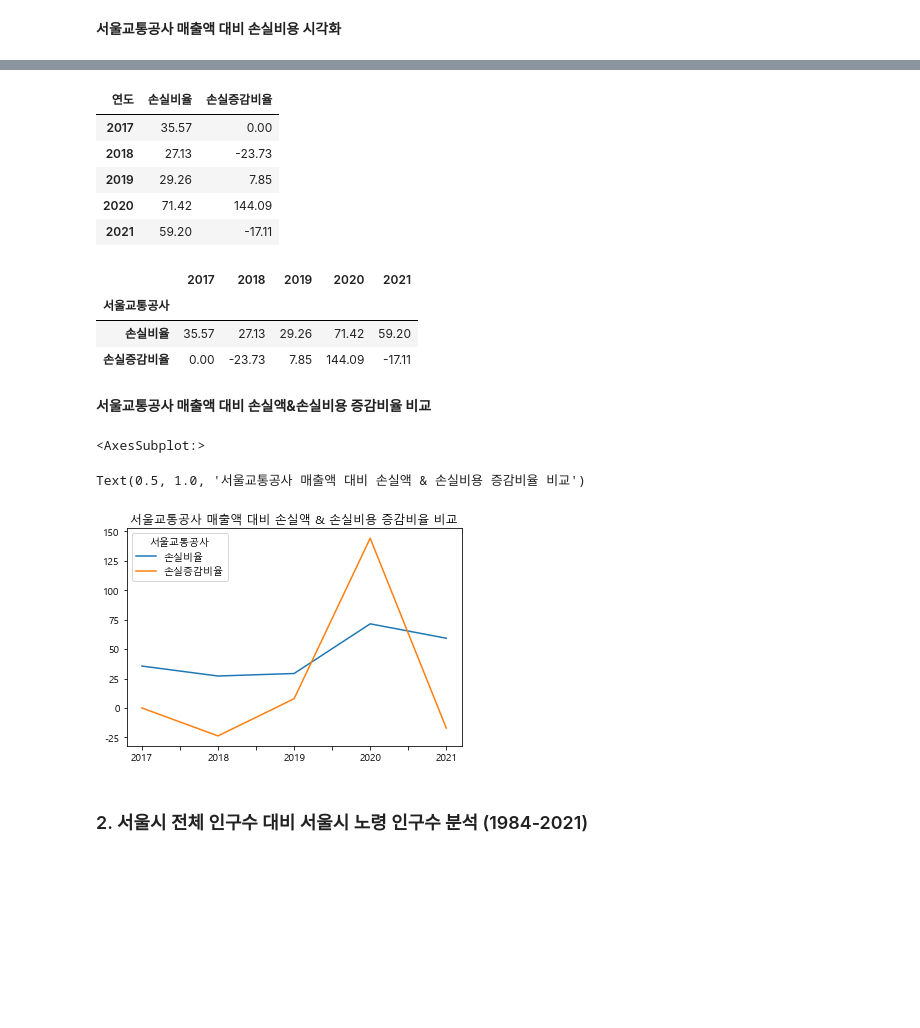
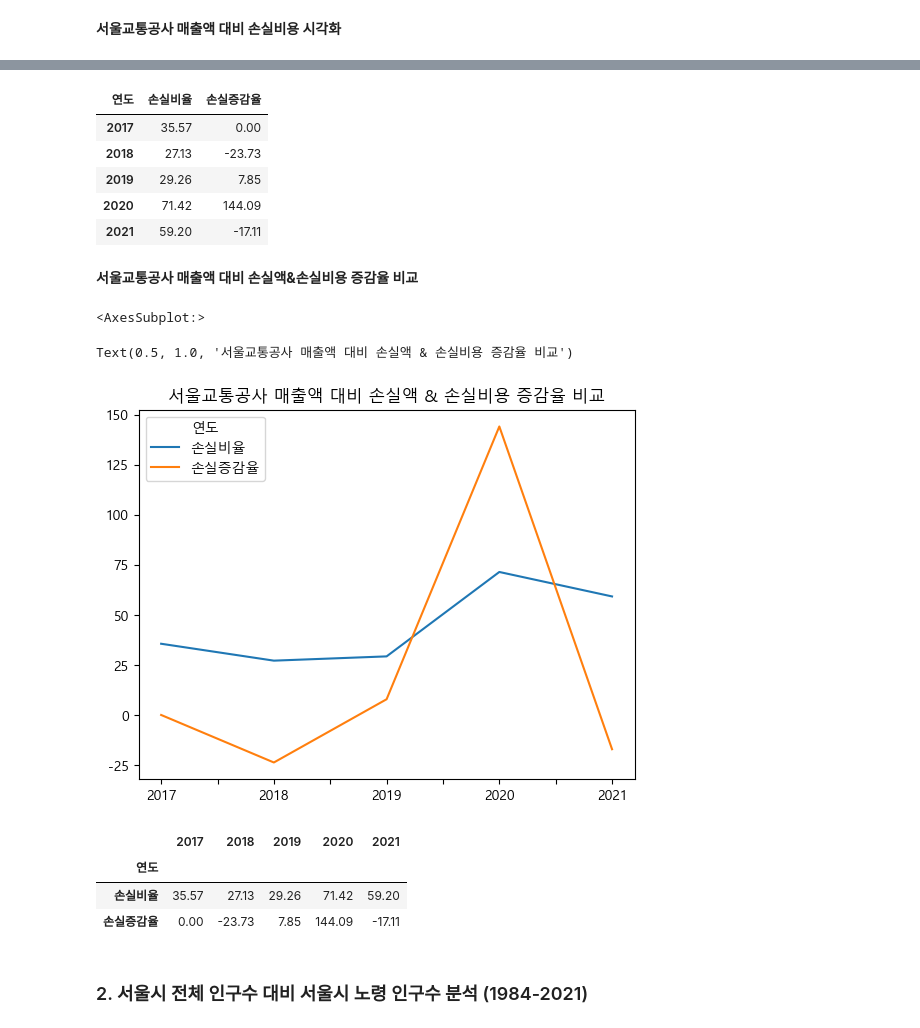
Before and after one commit to limjs1024/semi-project, a Jupyter notebook: teamprject.ipynb, the cells around one changed output, grey strips where cells are left out. Saved outputs shown, nothing was run; the diff lists cells and outputs as text; code cells hidden in the pictures; blank space fills up the shorter version.

```diff
--- a/teamprject.ipynb
+++ b/teamprject.ipynb
@@ -132,7 +136,7 @@ hl21=round((budget3['2021']['손실비율']-budget3['2020']['손실비율'])/bud
 # %% [markdown]
 #### 증감율 =  [(최종수치-최초수치)/최초수치]*100
 # %%
-budget3.loc['손실증감비율']=[np.nan, hl18, hl19, hl20, hl21]
+budget3.loc['손실증감율']=[np.nan, hl18, hl19, hl20, hl21]
 budget3
 # %% [output]
 |  | 2017 | 2018 | 2019 | 2020 | 2021 |
@@ -208,32 +212,31 @@ Text(0, 0.5, '단위: %')
 # %%
-budget8=budget5[['손실비율','손실증감비율']]
+budget8=budget5[['손실비율','손실증감율']]
 budget8.columns.name='연도'
 budget8
 # %% [output]
-| 연도 | 손실비율 | 손실증감비율 |
+| 연도 | 손실비율 | 손실증감율 |
 | 2017 | 35.57 | 0.00 |
 | 2018 | 27.13 | -23.73 |
 | 2019 | 29.26 | 7.85 |
 | 2020 | 71.42 | 144.09 |
 | 2021 | 59.20 | -17.11 |
-# %%
-budget9=budget8.T
-budget9.index.name='서울교통공사'
-budget9
-# %% [output]
-|  | 2017 | 2018 | 2019 | 2020 | 2021 |
-| 서울교통공사 |  |  |  |  |  |
-| 손실비율 | 35.57 | 27.13 | 29.26 | 71.42 | 59.20 |
-| 손실증감비율 | 0.00 | -23.73 | 7.85 | 144.09 | -17.11 |
 # %% [markdown]
-**서울교통공사 매출액 대비 손실액&손실비용 증감비율 비교**
+**서울교통공사 매출액 대비 손실액&손실비용 증감율 비교**
 # %%
 budget8.plot()
-plt.title('서울교통공사 매출액 대비 손실액 & 손실비용 증감비율 비교')
+plt.title('서울교통공사 매출액 대비 손실액 & 손실비용 증감율 비교')
 # %% [output]
 <AxesSubplot:>
-Text(0.5, 1.0, '서울교통공사 매출액 대비 손실액 & 손실비용 증감비율 비교')
+Text(0.5, 1.0, '서울교통공사 매출액 대비 손실액 & 손실비용 증감율 비교')
-[figure, old version]
+[figure, new version]
+# %%
+budget9=budget8.T
+budget9
+# %% [output]
+|  | 2017 | 2018 | 2019 | 2020 | 2021 |
+| 연도 |  |  |  |  |  |
+| 손실비율 | 35.57 | 27.13 | 29.26 | 71.42 | 59.20 |
+| 손실증감율 | 0.00 | -23.73 | 7.85 | 144.09 | -17.11 |
 # %% [markdown]
 ### 2. 서울시 전체 인구수 대비 서울시 노령 인구수 분석 (1984-2021)
 # %% [markdown]
```
Also changed, not shown: parts of 68 cells of this notebook.
